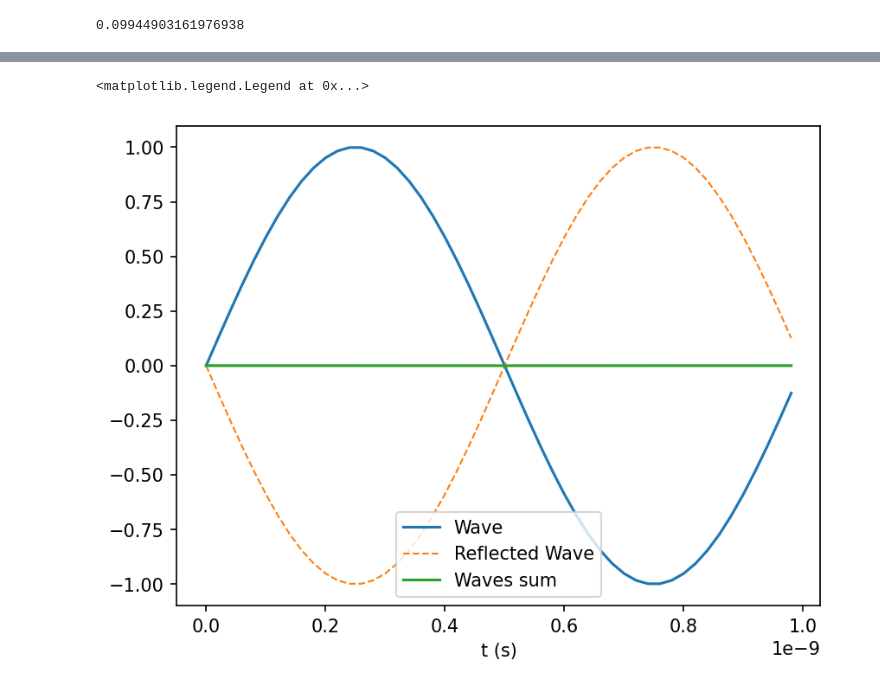
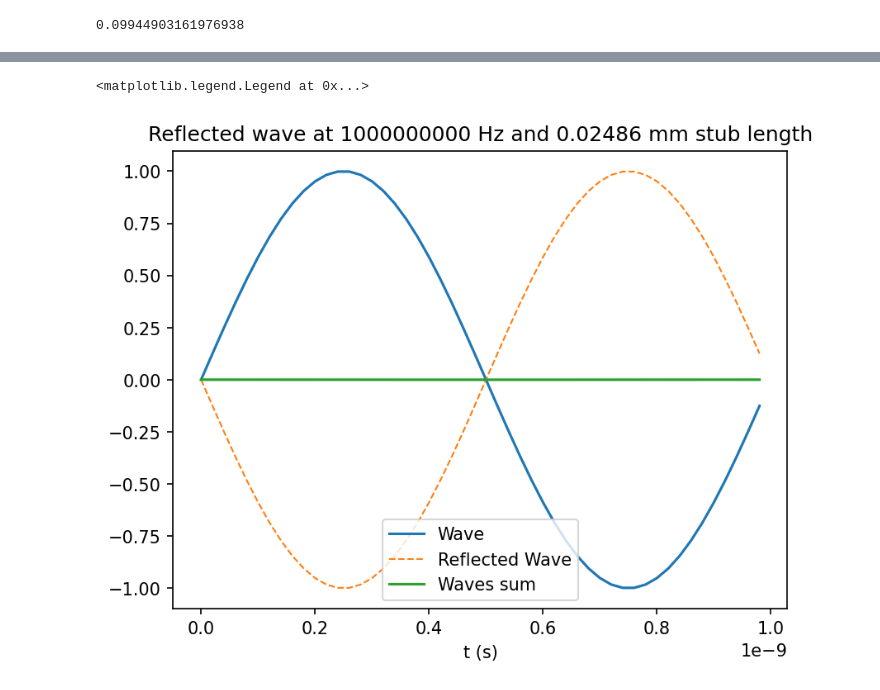
Before and after one commit to phcreery/surface_curvature, a Jupyter notebook: insertionloss.ipynb, the cells around one changed output, grey strips where cells are left out. Cells and saved outputs as stored; diff of their text form; code cells hidden in the pictures.

```diff
--- a/insertionloss.ipynb
+++ b/insertionloss.ipynb
@@ -34,24 +44,25 @@ display(reflectedphasedelay(sl,wl))
 # %%
-omega = 2 * np.pi * f
-phase = 2 * np.pi * reflectedphasedelay(sl,wl)
+omega = 2 * np.pi * f # angular frequency, the rate of change of the function argument in units of radians per second.
+phase = 2 * np.pi * reflectedphasedelay(sl,wl) # specifies (in radians) where in its cycle the oscillation is at t = 0
 
 trange = 1/f
 dt = trange/50
+time = np.arange(0, trange, dt)
 
-time = np.arange(0, trange, dt)
 wave = np.sin(omega * time)
 waveref = np.sin(omega * time + phase)
 insertion = (wave + waveref)/2
 
 fig = plt.figure(dpi=150)
 ax = fig.add_subplot()
 ax.plot(time, wave, label='Wave')
 ax.plot(time, waveref, '--', linewidth=1, label='Reflected Wave')
 ax.plot(time, insertion, label='Waves sum')
 
+ax.set_title(f"Reflected wave at {f} Hz and {sl} mm stub length")
 ax.set_xlabel("t (s)")
 # ax.set_ylabel("wave")
 ax.legend(loc='best')
 # %% [output]
 <matplotlib.legend.Legend at 0x...>
-[figure, old version]
+[figure, new version]
```
Also changed, not shown: parts of 7 cells of this notebook, 4 other files.
